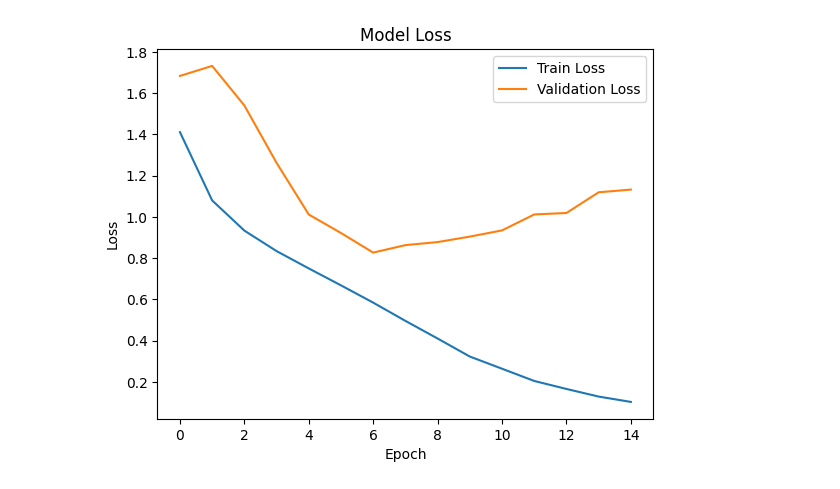
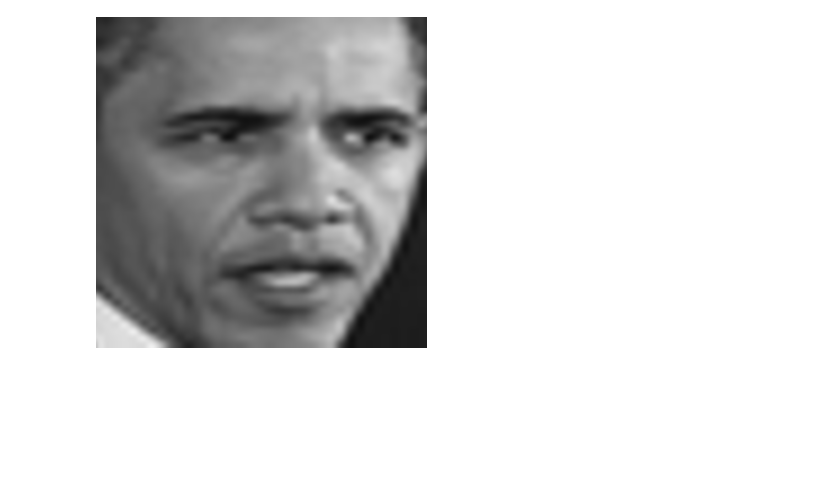
Before and after one commit to Ananta-Vaishnavi/NA, a Jupyter notebook: NASNET.ipynb, the cells around one changed output. Saved outputs shown, nothing was run; the diff lists cells and outputs as text; code cells hidden in the pictures; blank space fills up the shorter version.

Commit message:
Kaggle Notebook | dfer-efficient net | Version 1

```diff
--- a/NASNET.ipynb
+++ b/NASNET.ipynb
@@ -182,12 +0,0 @@ plt.show()
-# %%
-plt.figure()
-plt.plot(history.history['loss'], label='Train Loss')
-plt.plot(history.history['val_loss'], label='Validation Loss')
-plt.title('Model Loss')
-plt.xlabel('Epoch')
-plt.ylabel('Loss')
-plt.legend()
-plt.savefig('/kaggle/working/loss_plot.png')
-plt.show()
-# %% [output]
-[figure, removed]
@@ -193,0 +36,7 @@ plt.show()
+# %%
+# Load a sample image
+# using open() to open images
+image_data = Image.open('/kaggle/input/dataset-fer/final_balanced_dataset/train/angry/aug_2729_im3209.png')
+image_data
+# %% [output]
+[figure, added]
```
Also changed, not shown: parts of 34 cells of this notebook.
